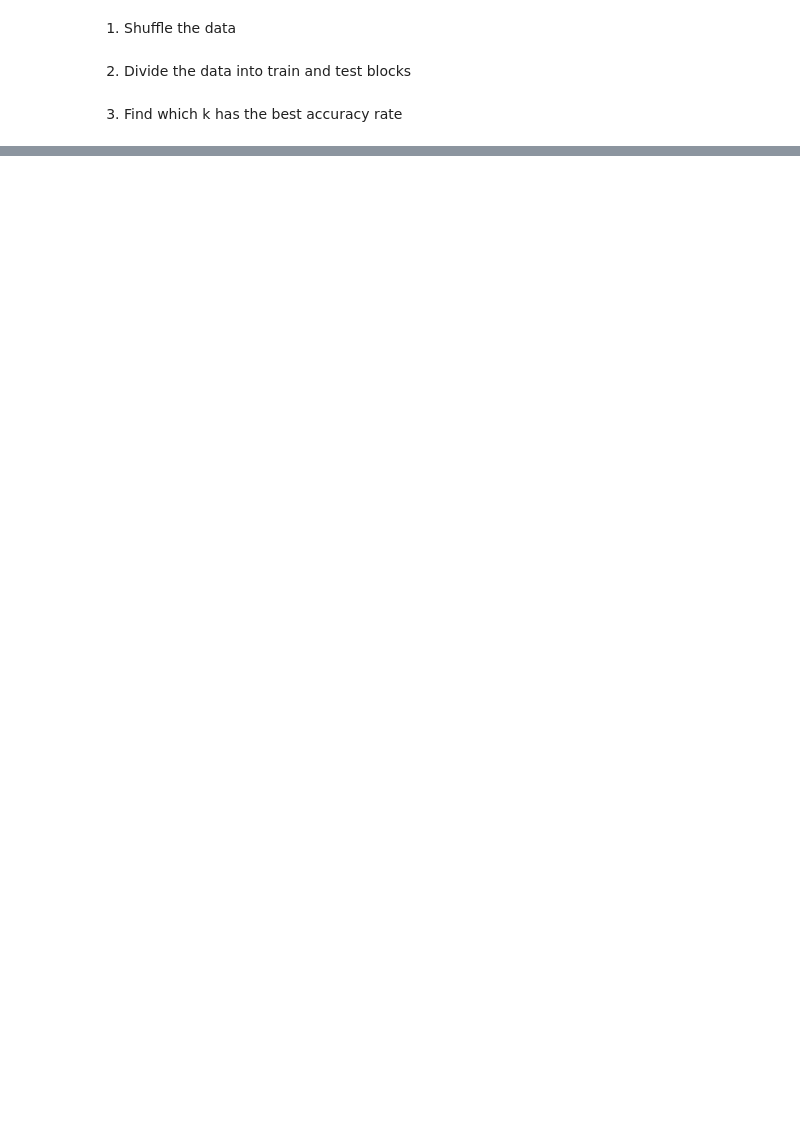
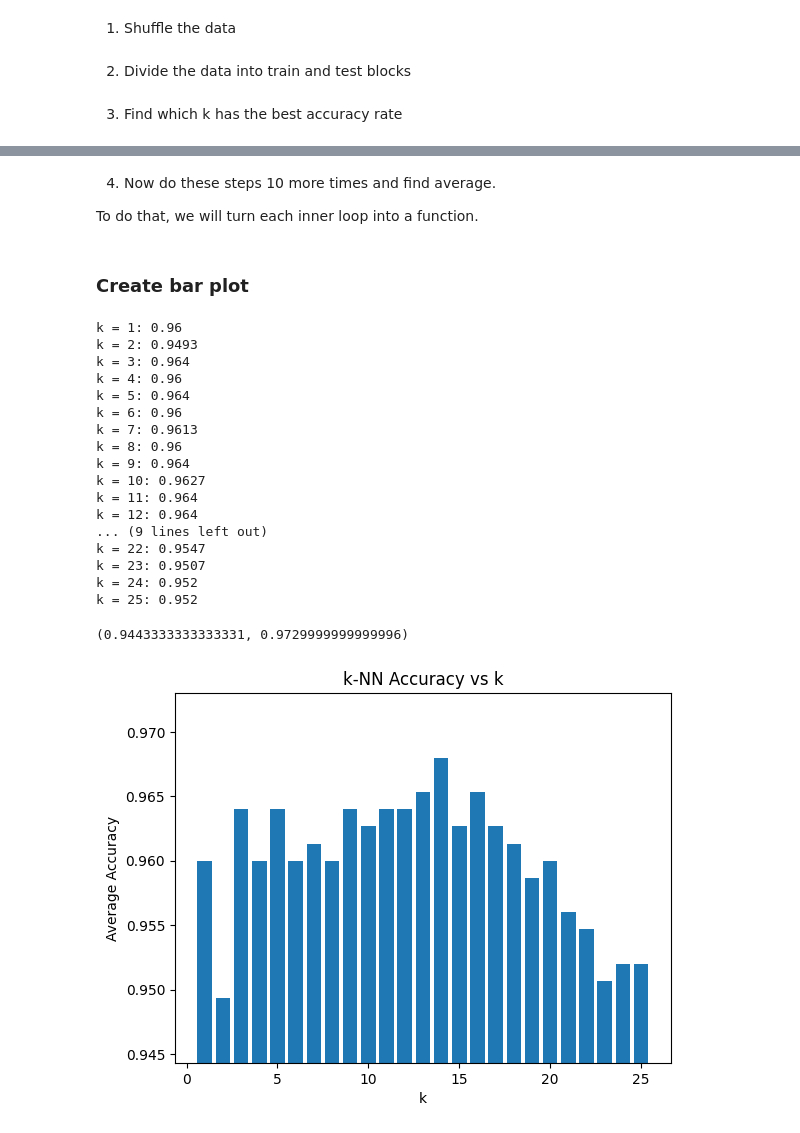
Before and after one commit to Lev1231254/k-nearest-neighbours, a Jupyter notebook: analysis.ipynb, the cells around one changed output, grey strips where cells are left out. Cells and saved outputs as stored; diff of their text form; code cells hidden in the pictures; blank space fills up the shorter version.

```diff
--- a/analysis.ipynb
+++ b/analysis.ipynb
@@ -146,0 +170,4 @@ k = 15: 1.0
+# %% [markdown]
+4. Now do these steps 10 more times and find average.
+
+To do that, we will turn each inner loop into a function.
@@ -146,0 +198,53 @@ k = 15: 1.0
+# %%
+cycles  = 25
+k_range = 25
+accuracies = [0 for i in range(k_range)]
+
+for cycle in range(cycles):
+    features_shuffled, labels_shuffled = tools.shuffle_data(features, labels)
+
+    division_index = 120
+
+    features_train = features_shuffled[:division_index]
+    labels_train = labels_shuffled[:division_index]
+
+    features_test = features_shuffled[division_index:]
+    labels_test = labels_shuffled[division_index:]
+
+    accuracies = add_accuracies(k_range, accuracies, features_train, labels_train, features_test, labels_test)
+
+accuracies_average = [accuracy / cycles for accuracy in accuracies]
+# %% [markdown]
+### Create bar plot
+# %%
+k_values = list(range(1, k_range + 1))
+
+plt.figure()
+plt.bar(k_values, accuracies_average)
+
+plt.xlabel("k")
+plt.ylabel("Average Accuracy")
+plt.title("k-NN Accuracy vs k")
+
+plt.ylim(min(accuracies_average) - 0.005,
+         max(accuracies_average) + 0.005)
+# %% [output]
+k = 1: 0.96
+k = 2: 0.9493
+k = 3: 0.964
+k = 4: 0.96
+k = 5: 0.964
+k = 6: 0.96
+k = 7: 0.9613
+k = 8: 0.96
+k = 9: 0.964
+k = 10: 0.9627
+k = 11: 0.964
+k = 12: 0.964
+... (9 lines left out)
+k = 22: 0.9547
+k = 23: 0.9507
+k = 24: 0.952
+k = 25: 0.952
+(0.9443333333333331, 0.9729999999999996)
+[figure, added]
```
Also changed, not shown: parts of 13 cells of this notebook, 1 other file.
